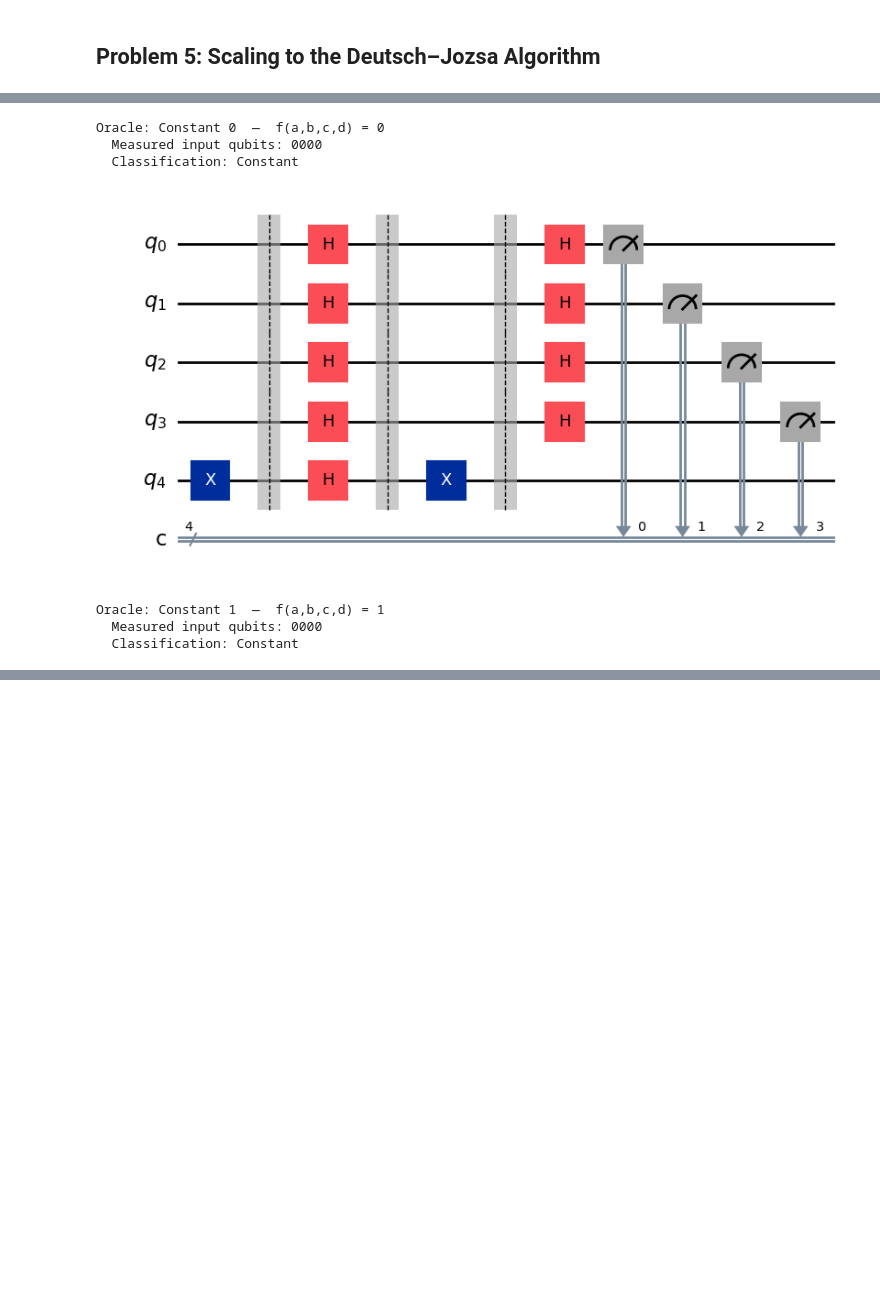
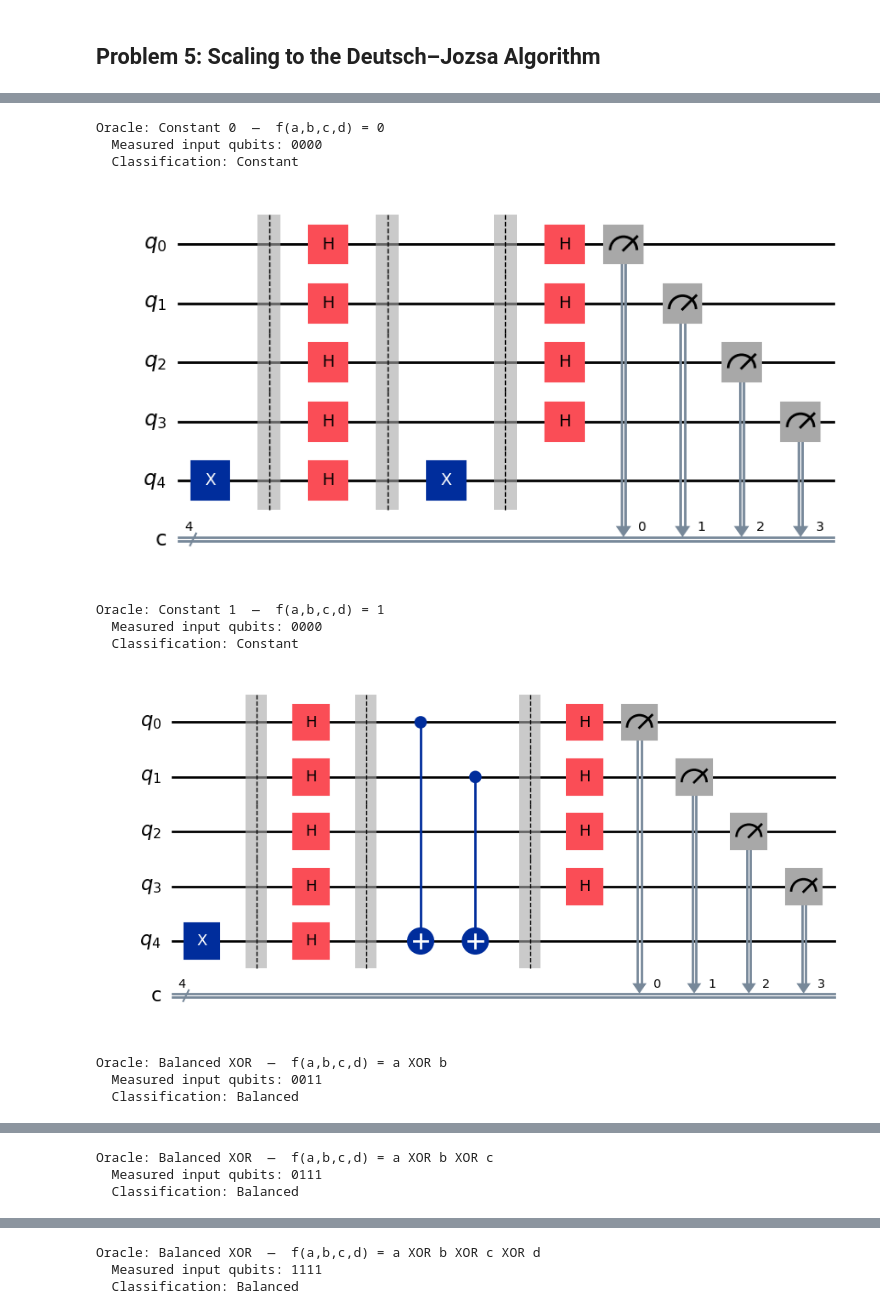
Before and after one commit to RyanCurley01/emerging_technologies, a Jupyter notebook: problem.ipynb, the cells around one changed output, grey strips where cells are left out. Saved outputs shown, nothing was run; the diff lists cells and outputs as text; code cells hidden in the pictures; blank space fills up the shorter version.

Commit message:
Added balanced functions to question 5 with comments and heading description

```diff
--- a/problem.ipynb
+++ b/problem.ipynb
@@ -315,7 +317,50 @@ def create_oracle_dj_constant_1():
     # the target from ∣0⟩ flips to ∣1⟩
     # so 1 is always returned
     qc.x(4)
+
     return qc
+
+
+def create_oracle_dj_xor_ab():
+    qc = qiskit.QuantumCircuit(5)
+
+    # Balanced function: f(a,b,c,d) = a XOR b
+    # This is balanced because it returns 1 for exactly half the inputs
+    # and 0 for the other half
+
+    # Apply CNOT with a as control and target as target
+    qc.cx(0, 4)
+
+    # Apply CNOT with b as control and target as target
+    qc.cx(1, 4)
+
+    return qc
+
+def create_oracle_dj_xor_abc():
+    qc = qiskit.QuantumCircuit(5)
+
+    # Balanced function: f(a,b,c,d) = a XOR b XOR c
+
+    # Apply CNOT gates to implement the XOR
+    qc.cx(0, 4)
+    qc.cx(1, 4)
+    qc.cx(2, 4)
+
+    return qc
+
+def create_oracle_dj_xor_abcd():
+    qc = qiskit.QuantumCircuit(5)
+
+    # Balanced function: f(a,b,c,d) = a XOR b XOR c XOR d
+
+    # Apply CNOT gates to implement the XOR of all four input bits
+    qc.cx(0, 4)
+    qc.cx(1, 4)
+    qc.cx(2, 4)
+    qc.cx(3, 4)
+
+    return qc
+
 
 def deutsch_jozsa_4bit(oracle_func, oracle_name):
 
@@ -350,30 +395,39 @@ def deutsch_jozsa_4bit(oracle_func, oracle_name):
 
     # Used simulator 1 time because
     # Deutsch's algorithm gives the correct answer with 100% probability in a single run.
     sim = AerSimulator()
     result = sim.run(qc, shots=1).result()
     counts = result.get_counts()
     measured = list(counts.keys())[0]
 
     # If all input qubits are 0 the function is constant
     if measured == '0000':
         classification = "Constant"
     else:
         classification = "Balanced"
 
     print(f"Oracle: {oracle_name}")
     print(f"  Measured input qubits: {measured}")
     print(f"  Classification: {classification}\n")
 
 # Constant functions
 deutsch_jozsa_4bit(create_oracle_dj_constant_0, "Constant 0  —  f(a,b,c,d) = 0")
 deutsch_jozsa_4bit(create_oracle_dj_constant_1, "Constant 1  —  f(a,b,c,d) = 1")
+
+# Balanced functions
+deutsch_jozsa_4bit(create_oracle_dj_xor_ab, "Balanced XOR  —  f(a,b,c,d) = a XOR b")
+deutsch_jozsa_4bit(create_oracle_dj_xor_abc, "Balanced XOR  —  f(a,b,c,d) = a XOR b XOR c")
+deutsch_jozsa_4bit(create_oracle_dj_xor_abcd, "Balanced XOR  —  f(a,b,c,d) = a XOR b XOR c XOR d")
 # %% [output]
 [figure]
 Oracle: Constant 0  —  f(a,b,c,d) = 0
   Measured input qubits: 0000
   Classification: Constant
 [figure]
 Oracle: Constant 1  —  f(a,b,c,d) = 1
   Measured input qubits: 0000
   Classification: Constant
+[figure, added]
+Oracle: Balanced XOR  —  f(a,b,c,d) = a XOR b
+  Measured input qubits: 0011
+  Classification: Balanced
@@ -379,0 +435,3 @@ Oracle: Constant 1  —  f(a,b,c,d) = 1
+Oracle: Balanced XOR  —  f(a,b,c,d) = a XOR b XOR c
+  Measured input qubits: 0111
+  Classification: Balanced
@@ -379,0 +439,3 @@ Oracle: Constant 1  —  f(a,b,c,d) = 1
+Oracle: Balanced XOR  —  f(a,b,c,d) = a XOR b XOR c XOR d
+  Measured input qubits: 1111
+  Classification: Balanced
```
Also changed, not shown: parts of 2 cells of this notebook.
